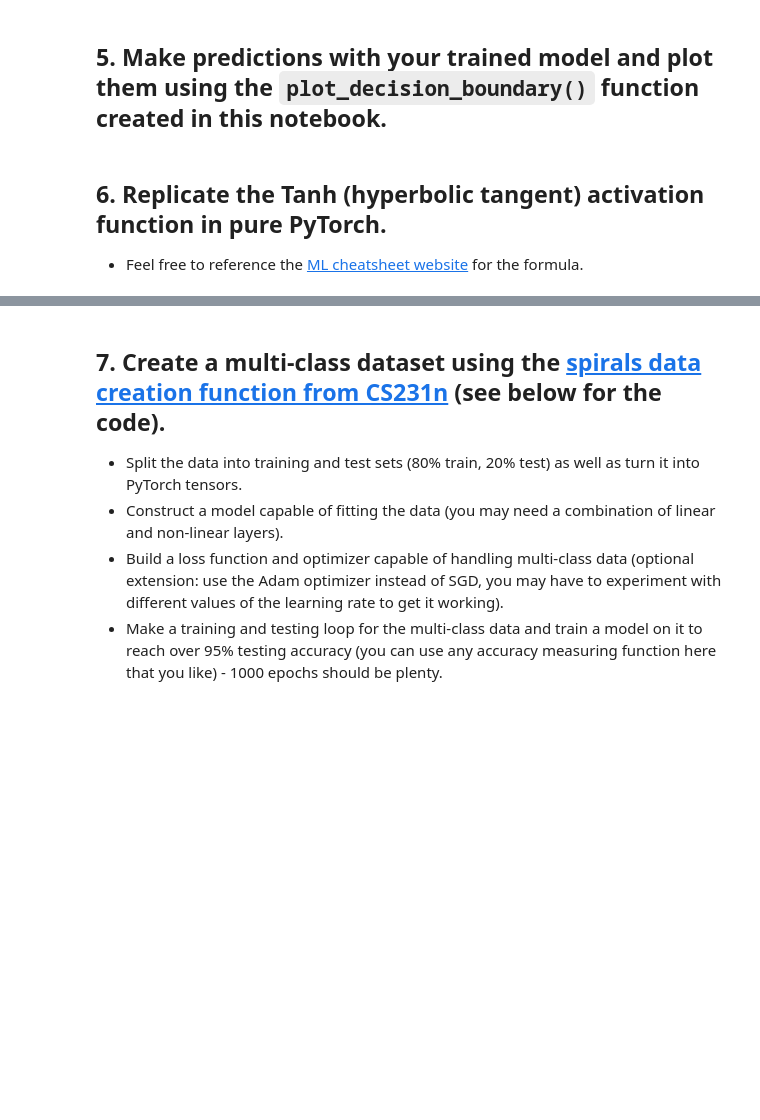
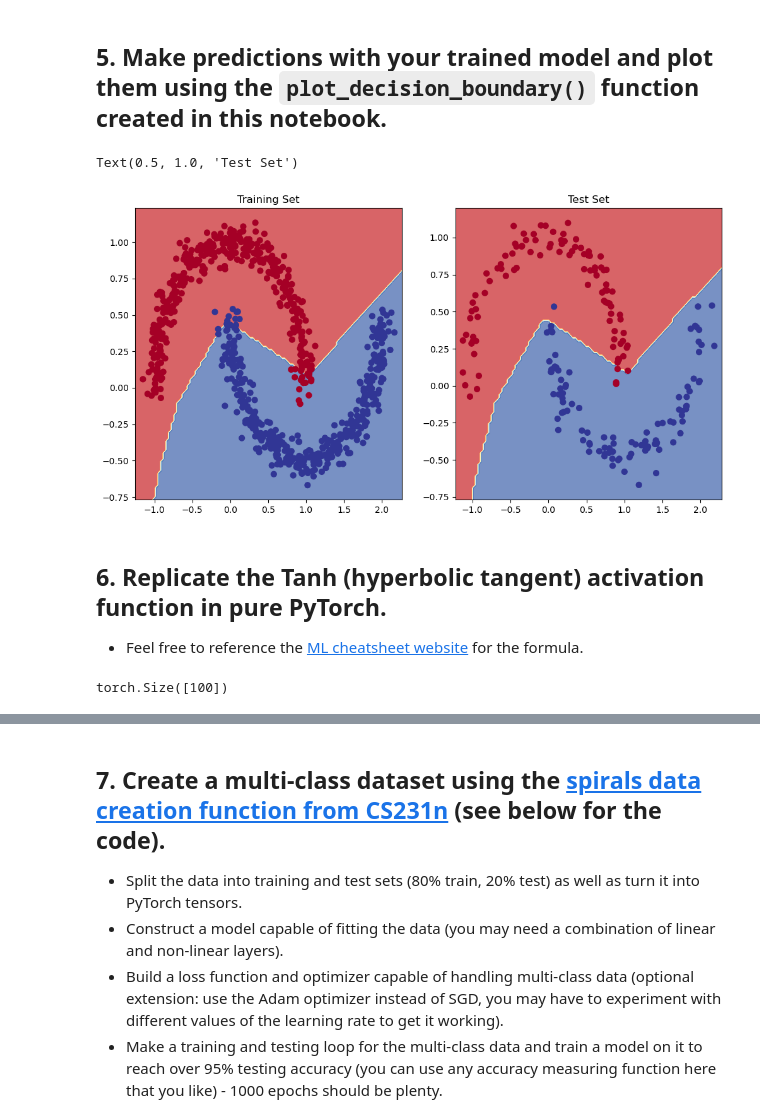
Before and after one commit to kimrojas/torch-deep-learning, a Jupyter notebook: excecises/02_pytorch_classification_exercises.ipynb, the cells around one changed output, grey strips where cells are left out. Cells and saved outputs as stored; diff of their text form; code cells hidden in the pictures; blank space fills up the shorter version.

```diff
--- a/excecises/02_pytorch_classification_exercises.ipynb
+++ b/excecises/02_pytorch_classification_exercises.ipynb
@@ -111,7 +111,7 @@ class MoonModelV0(nn.Module):
 
 # Instantiate the model
 ## Your code here ##
-model_0 = MoonModelV0(hidden_features=10, hidden_layers=1, linear=False)
+model_0 = MoonModelV0(hidden_features=10, hidden_layers=5, linear=False)
 model_0
 # %% [output]
 MoonModelV0(
@@ -246,12 +254,18 @@ for epoch in range(epochs):
         test_pred = torch.round(test_pred_probs)
 
     # 2. Caculate the test loss/acc
-    loss = loss_fn(test_logits, y_test)
-    acc = acc_fn(test_pred, y_test.int())
+    test_loss = loss_fn(test_logits, y_test)
+    test_acc = acc_fn(test_pred, y_test.int())
 
     # Print out what's happening every 100 epochs
     if epoch % 100 == 0:
         print(
-            f"Epoch: {epoch} | Train Loss: {loss:.5f} | Train Acc: {acc:.2f} | Test Loss: {loss:.5f} | Test Acc: {acc:.2f}"
+            f"Epoch: {epoch} | Train Loss: {loss:.5f} | Train Acc: {acc:.2f} | Test Loss: {test_loss:.5f} | Test Acc: {test_acc:.2f}"
         )
+
+    # if test_acc >= 0.96:
+    #     print(
+    #         f"Epoch: {epoch} | Train Loss: {loss:.5f} | Train Acc: {acc:.2f} | Test Loss: {test_loss:.5f} | Test Acc: {test_acc:.2f}"
+    #     )
+    #     break
 # %% [output]
@@ -272,7 +286,7 @@ Epoch: 900 | Train Loss: 0.03660 | Train Acc: 1.00 | Test Loss: 0.03660 | Test A
 import numpy as np
 
 
-def plot_decision_boundary(model, X, y):
+def plot_decision_boundary(model, X, y, ax):
 
     # Put everything to CPU (works better with NumPy + Matplotlib)
     model.to("cpu")
@@ -300,7 +314,12 @@ def plot_decision_boundary(model, X, y):
 
     # Reshape preds and plot
     y_pred = y_pred.reshape(xx.shape).detach().numpy()
-    plt.contourf(xx, yy, y_pred, cmap=plt.cm.RdYlBu, alpha=0.7)
-    plt.scatter(X[:, 0], X[:, 1], c=y, s=40, cmap=plt.cm.RdYlBu)
-    plt.xlim(xx.min(), xx.max())
-    plt.ylim(yy.min(), yy.max())
+
+    ax.contourf(xx, yy, y_pred, cmap=plt.cm.RdYlBu, alpha=0.7)
+    ax.scatter(X[:, 0], X[:, 1], c=y, s=40, cmap=plt.cm.RdYlBu)
+    ax.set_xlim(xx.min(), xx.max())
+    ax.set_ylim(yy.min(), yy.max())
+    # plt.contourf(xx, yy, y_pred, cmap=plt.cm.RdYlBu, alpha=0.7)
+    # plt.scatter(X[:, 0], X[:, 1], c=y, s=40, cmap=plt.cm.RdYlBu)
+    # plt.xlim(xx.min(), xx.max())
+    # plt.ylim(yy.min(), yy.max())
@@ -309,3 +326,13 @@ def plot_decision_boundary(model, X, y):
+# %%
+# Plot decision boundaries for training and test sets
+fig, ax = plt.subplots(1, 2, figsize=(12, 6))
+plot_decision_boundary(model=model_0, X=X_train, y=y_train, ax=ax[0])
+plot_decision_boundary(model=model_0, X=X_test, y=y_test, ax=ax[1])
+ax[0].set_title("Training Set")
+ax[1].set_title("Test Set")
+# %% [output]
+Text(0.5, 1.0, 'Test Set')
+[figure, added]
 # %% [markdown]
 ## 6. Replicate the Tanh (hyperbolic tangent) activation function in pure PyTorch.
   * Feel free to reference the [ML cheatsheet website](https://ml-cheatsheet.readthedocs.io/en/latest/activation_functions.html#tanh) for the formula.
@@ -314,2 +339,9 @@ def plot_decision_boundary(model, X, y):
+# %%
+# Create a straight line tensor
+X = np.linspace(-3, 3, 100)
+X = torch.from_numpy(X).type(torch.float)
+X.shape
+# %% [output]
+torch.Size([100])
 # %%
 # Test torch.tanh() on the tensor and plot it
```
Also changed, not shown: parts of 17 cells of this notebook, 1 other file.
